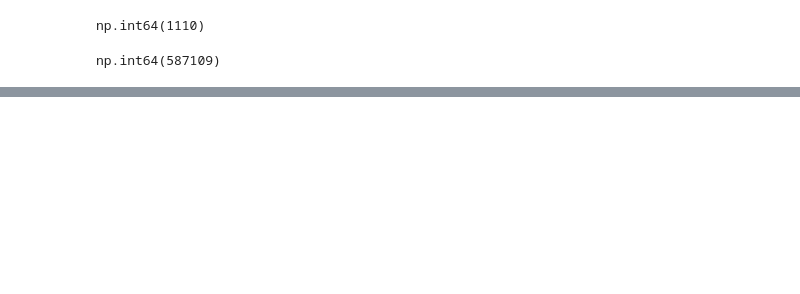
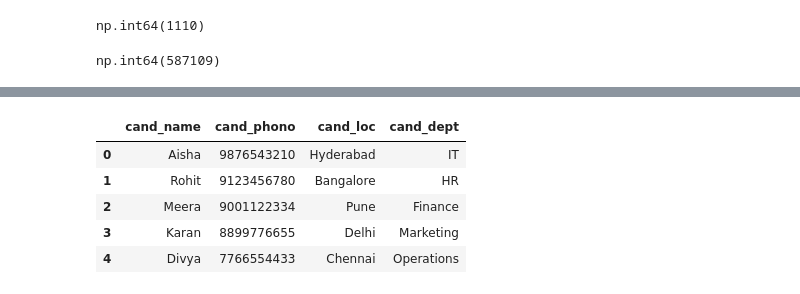
Before and after one commit to dpkasahu/numpy, a Jupyter notebook: hr_data.ipynb, the cells around one changed output, grey strips where cells are left out. Drawn from its saved outputs; the diff is of its cells as text; code cells hidden in the pictures; blank space fills up the shorter version.

```diff
--- a/hr_data.ipynb
+++ b/hr_data.ipynb
@@ -68,0 +83,15 @@ df1.pivot_table(values=['average_montly_hours','number_project','time_spend_comp
+# %%
+df = pd.DataFrame({
+    'cand_name': ['Aisha', 'Rohit', 'Meera', 'Karan', 'Divya'],
+    'cand_phono': ['9876543210', '9123456780', '9001122334', '8899776655', '7766554433'],
+    'cand_loc': ['Hyderabad', 'Bangalore', 'Pune', 'Delhi', 'Chennai'],
+    'cand_dept': ['IT', 'HR', 'Finance', 'Marketing', 'Operations']
+})
+df
+# %% [output]
+|  | cand_name | cand_phono | cand_loc | cand_dept |
+| 0 | Aisha | 9876543210 | Hyderabad | IT |
+| 1 | Rohit | 9123456780 | Bangalore | HR |
+| 2 | Meera | 9001122334 | Pune | Finance |
+| 3 | Karan | 8899776655 | Delhi | Marketing |
+| 4 | Divya | 7766554433 | Chennai | Operations |
```
Also changed, not shown: parts of 2 cells of this notebook.
